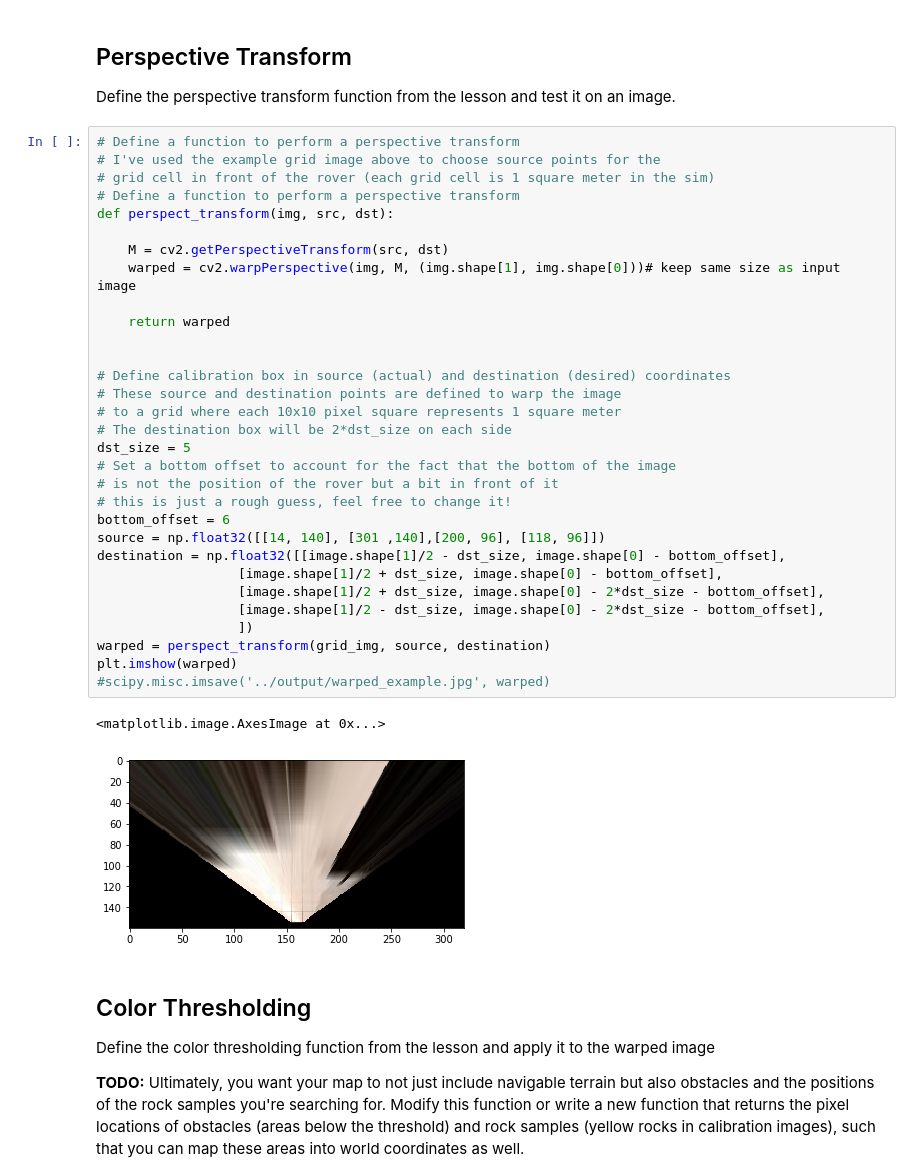
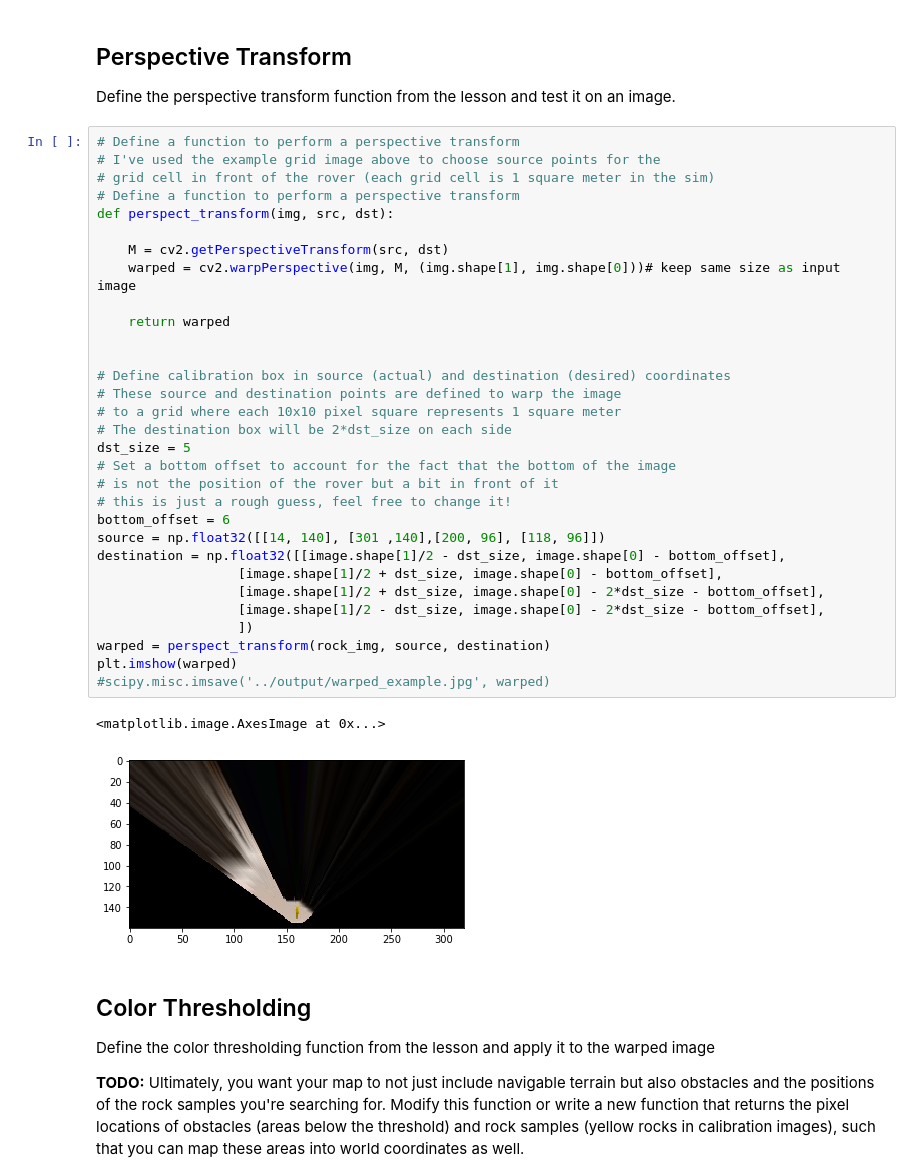
Before and after one commit to dbrandt7/udacity-robotics-nanodegree-program, a Jupyter notebook: project-1-search-and-sample-return/code/Rover_Project_Test_Notebook.ipynb, the cells around one changed output. Saved outputs shown, nothing was run; the diff lists cells and outputs as text.

```diff
--- a/project-1-search-and-sample-return/code/Rover_Project_Test_Notebook.ipynb
+++ b/project-1-search-and-sample-return/code/Rover_Project_Test_Notebook.ipynb
@@ -95,13 +95,13 @@
                   [image.shape[1]/2 + dst_size, image.shape[0] - bottom_offset],
                   [image.shape[1]/2 + dst_size, image.shape[0] - 2*dst_size - bottom_offset],
                   [image.shape[1]/2 - dst_size, image.shape[0] - 2*dst_size - bottom_offset],
                   ])
-warped = perspect_transform(grid_img, source, destination)
+warped = perspect_transform(rock_img, source, destination)
 plt.imshow(warped)
 #scipy.misc.imsave('../output/warped_example.jpg', warped)
 # %% [output]
 <matplotlib.image.AxesImage at 0x...>
-[figure, old version]
+[figure, new version]
 # %% [markdown]
 ## Color Thresholding
 Define the color thresholding function from the lesson and apply it to the warped image
```
Also changed, not shown: parts of 5 cells of this notebook, 2 other files.
